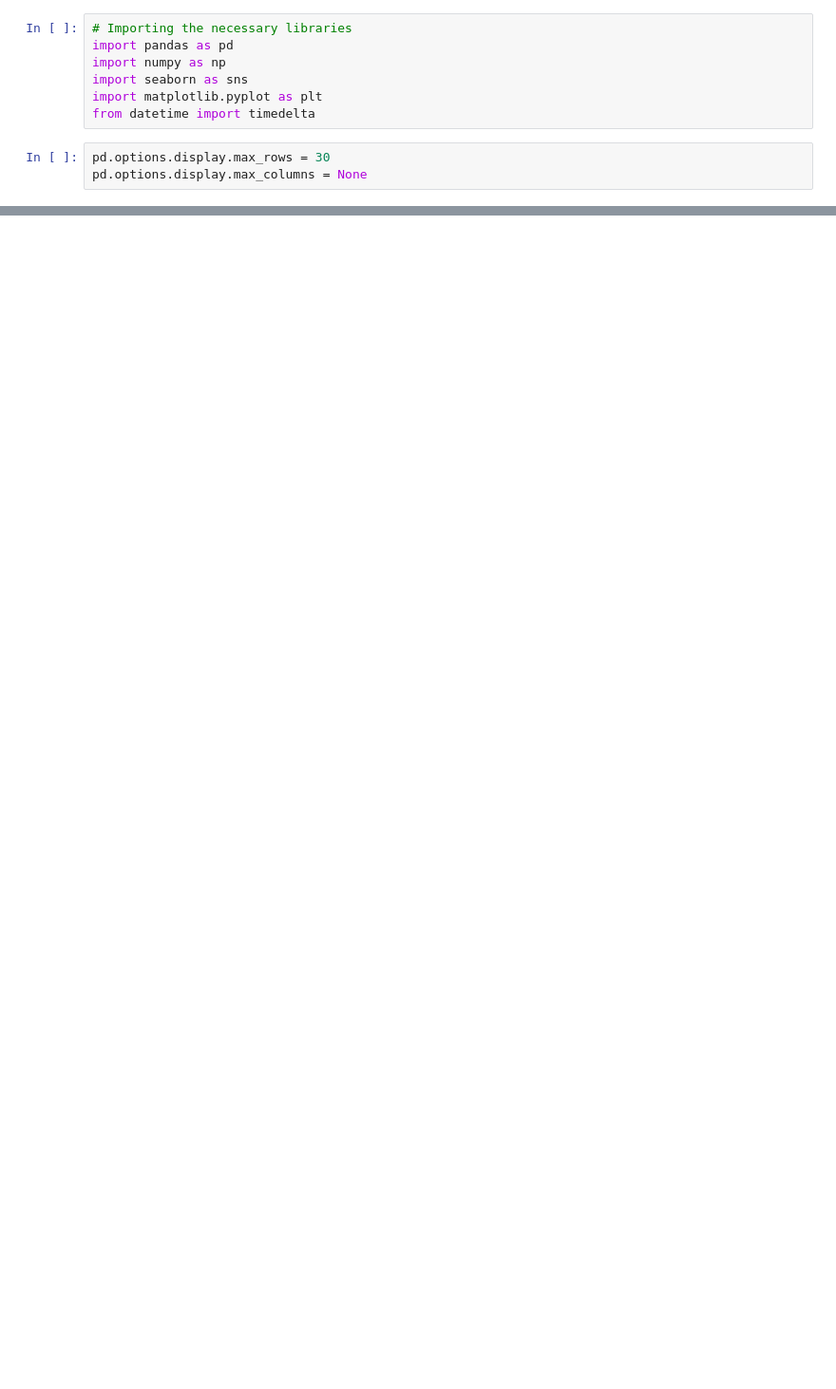
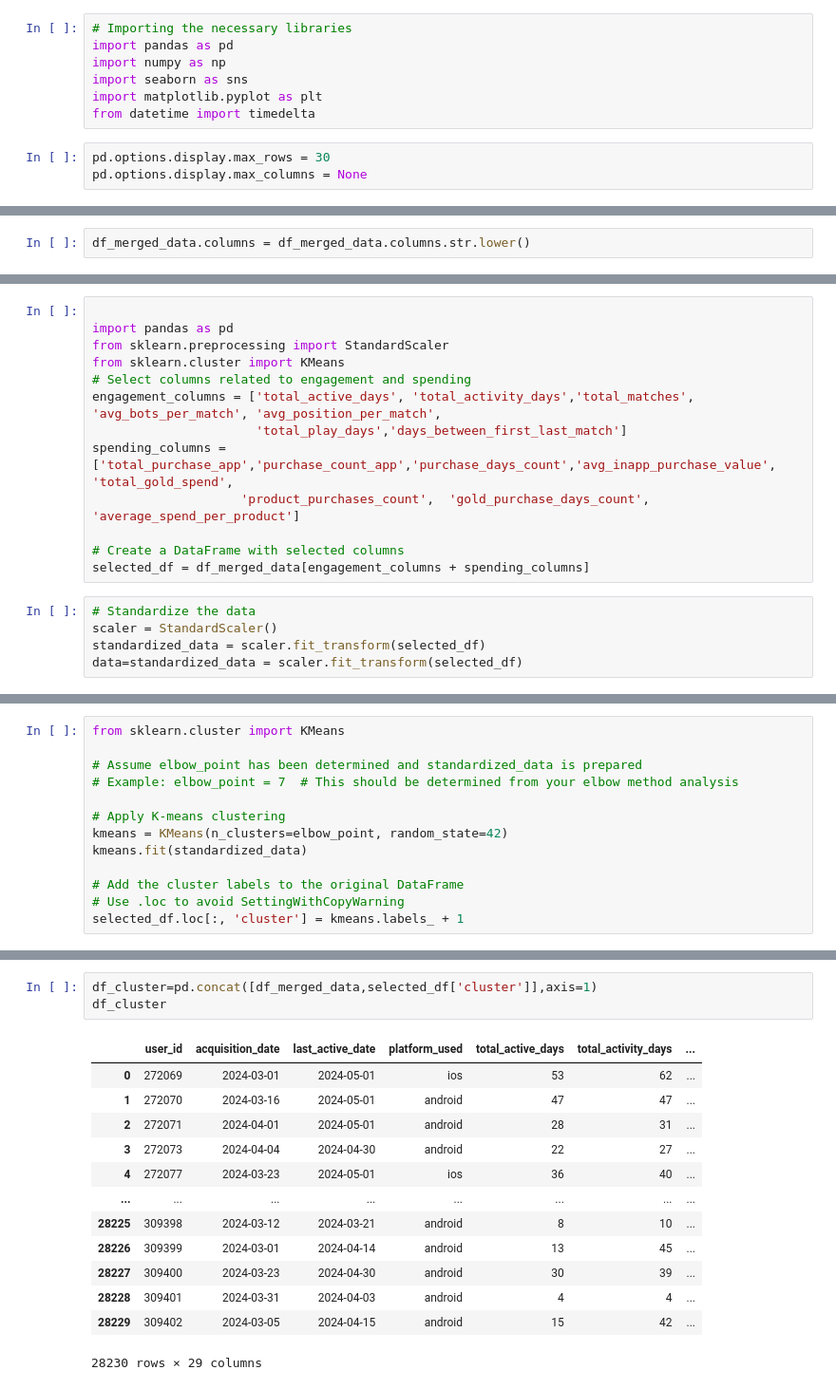
Before and after one commit to CharlieThomasCTG/project_mini, a Jupyter notebook: Analysis.ipynb, the cells around one changed output, grey strips where cells are left out. Shown at 95% size. Saved outputs shown, nothing was run; the diff lists cells and outputs as text; blank space fills up the shorter version.

```diff
--- a/Analysis.ipynb
+++ b/Analysis.ipynb
@@ -198,0 +151,2 @@ KeyError: 'number_of_purchases_virtual'
+# %%
+df_merged_data.columns = df_merged_data.columns.str.lower()
@@ -198,0 +168,18 @@ KeyError: 'number_of_purchases_virtual'
+# %%
+
+import pandas as pd
+from sklearn.preprocessing import StandardScaler
+from sklearn.cluster import KMeans
+# Select columns related to engagement and spending
+engagement_columns = ['total_active_days', 'total_activity_days','total_matches', 'avg_bots_per_match', 'avg_position_per_match',
+                      'total_play_days','days_between_first_last_match']
+spending_columns = ['total_purchase_app','purchase_count_app','purchase_days_count','avg_inapp_purchase_value', 'total_gold_spend',
+                    'product_purchases_count',  'gold_purchase_days_count', 'average_spend_per_product']
+
+# Create a DataFrame with selected columns
+selected_df = df_merged_data[engagement_columns + spending_columns]
+# %%
+# Standardize the data
+scaler = StandardScaler()
+standardized_data = scaler.fit_transform(selected_df)
+data=standardized_data = scaler.fit_transform(selected_df)
@@ -198,0 +250,13 @@ KeyError: 'number_of_purchases_virtual'
+# %%
+from sklearn.cluster import KMeans
+
+# Assume elbow_point has been determined and standardized_data is prepared
+# Example: elbow_point = 7  # This should be determined from your elbow method analysis
+
+# Apply K-means clustering
+kmeans = KMeans(n_clusters=elbow_point, random_state=42)
+kmeans.fit(standardized_data)
+
+# Add the cluster labels to the original DataFrame
+# Use .loc to avoid SettingWithCopyWarning
+selected_df.loc[:, 'cluster'] = kmeans.labels_ + 1
@@ -198,0 +351,17 @@ KeyError: 'number_of_purchases_virtual'
+# %%
+df_cluster=pd.concat([df_merged_data,selected_df['cluster']],axis=1)
+df_cluster
+# %% [output]
+|  | user_id | acquisition_date | last_active_date | platform_used | total_active_days | total_activity_days | ... |
+| 0 | 272069 | 2024-03-01 | 2024-05-01 | ios | 53 | 62 | ... |
+| 1 | 272070 | 2024-03-16 | 2024-05-01 | android | 47 | 47 | ... |
+| 2 | 272071 | 2024-04-01 | 2024-05-01 | android | 28 | 31 | ... |
+| 3 | 272073 | 2024-04-04 | 2024-04-30 | android | 22 | 27 | ... |
+| 4 | 272077 | 2024-03-23 | 2024-05-01 | ios | 36 | 40 | ... |
+| ... | ... | ... | ... | ... | ... | ... | ... |
+| 28225 | 309398 | 2024-03-12 | 2024-03-21 | android | 8 | 10 | ... |
+| 28226 | 309399 | 2024-03-01 | 2024-04-14 | android | 13 | 45 | ... |
+| 28227 | 309400 | 2024-03-23 | 2024-04-30 | android | 30 | 39 | ... |
+| 28228 | 309401 | 2024-03-31 | 2024-04-03 | android | 4 | 4 | ... |
+| 28229 | 309402 | 2024-03-05 | 2024-04-15 | android | 15 | 42 | ... |
+28230 rows × 29 columns
```
Also changed, not shown: parts of 21 cells of this notebook, 5 other files.
